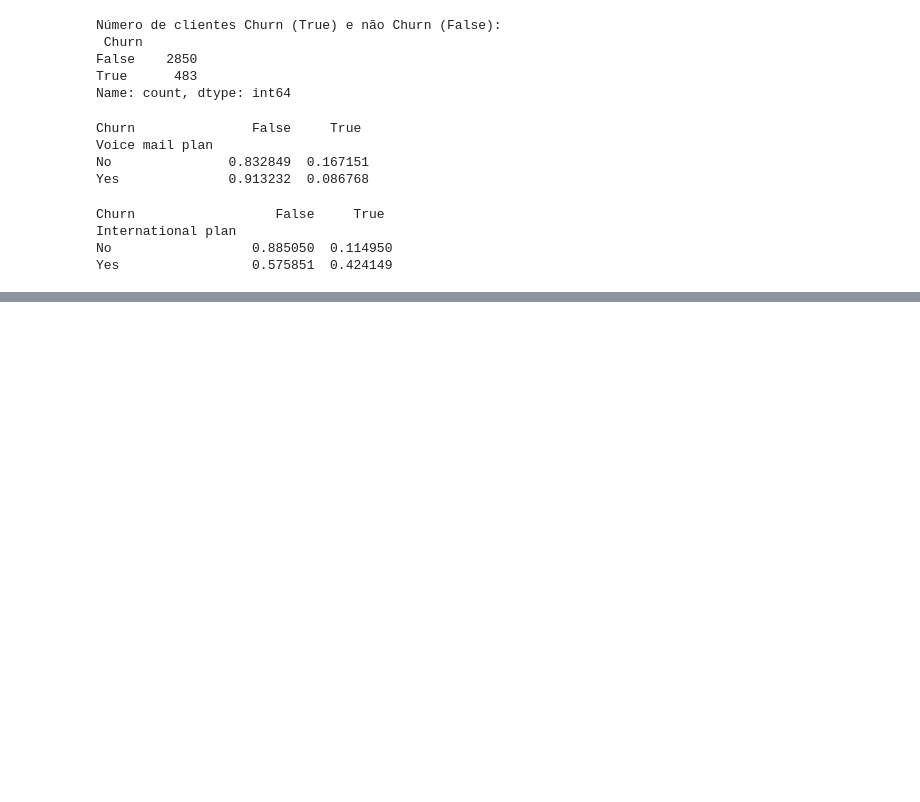
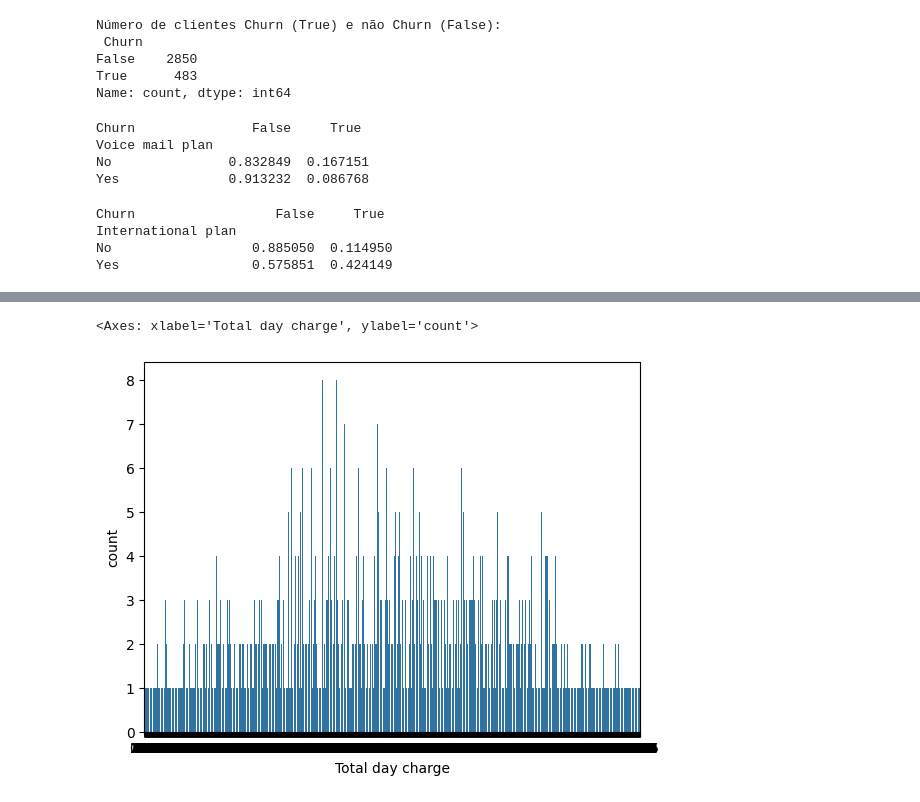
Before and after one commit to menezescarlos/ANALISE-DE-DADOS, a Jupyter notebook: Analise_de_Dados_com_Colab.ipynb, the cells around one changed output, grey strips where cells are left out. Cells and saved outputs as stored; diff of their text form; code cells hidden in the pictures; blank space fills up the shorter version.

```diff
--- a/Analise_de_Dados_com_Colab.ipynb
+++ b/Analise_de_Dados_com_Colab.ipynb
@@ -148,0 +173,5 @@ Yes                 0.575851  0.424149
+# %%
+sns.countplot(x='Total day charge', data=df)
+# %% [output]
+<Axes: xlabel='Total day charge', ylabel='count'>
+[figure, added]
```
Also changed, not shown: parts of 5 cells of this notebook.
